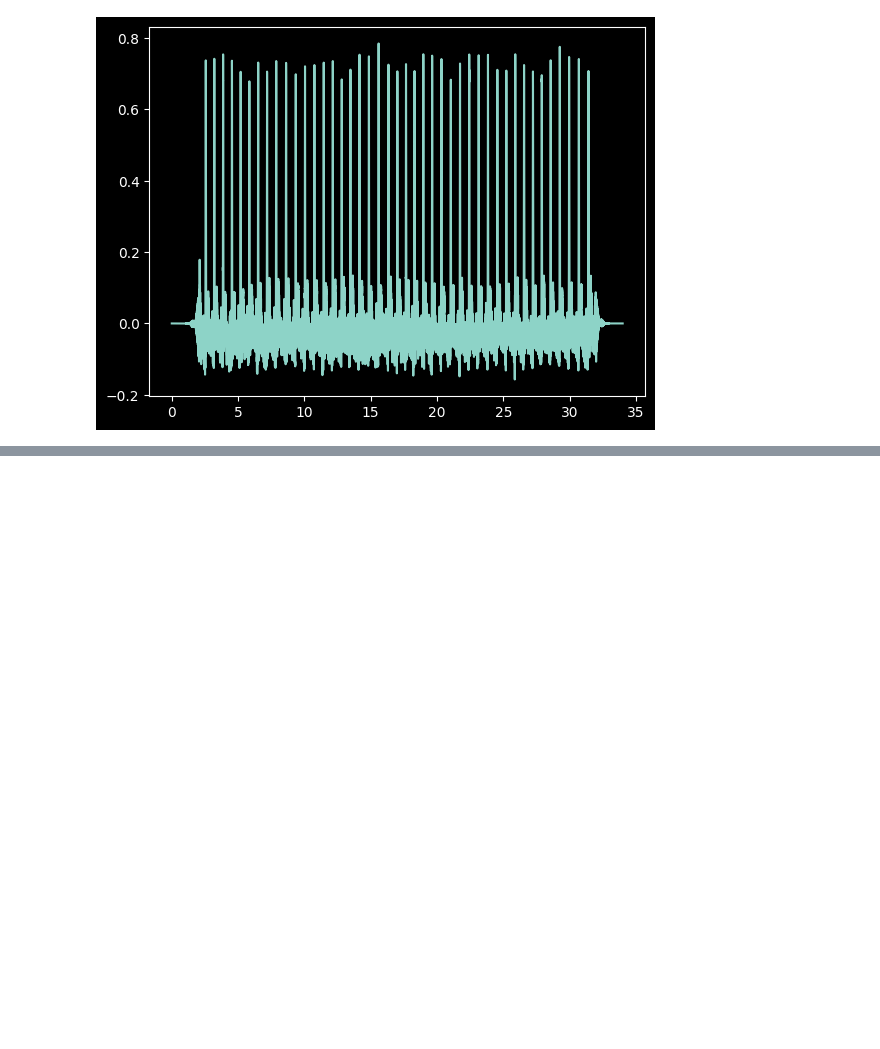
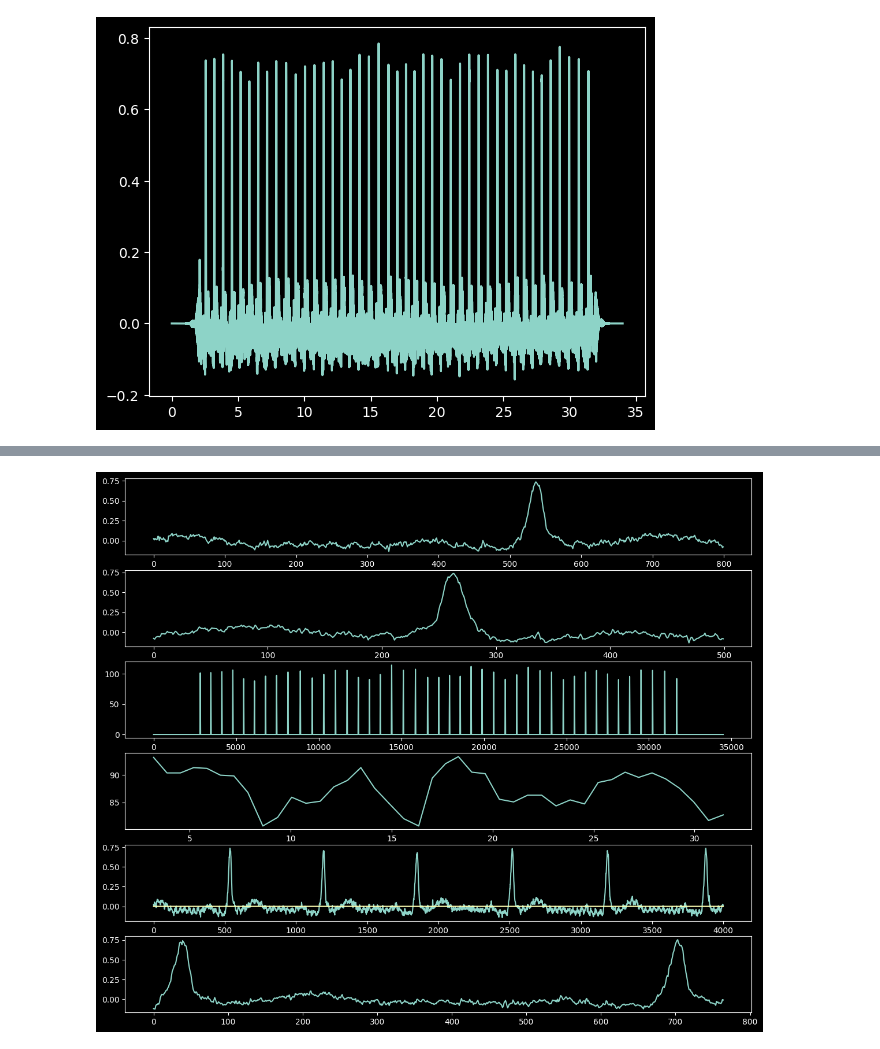
Before and after one commit to Abel2333/fir_lab, a Jupyter notebook: test.ipynb, the cells around one changed output, grey strips where cells are left out. Cells and saved outputs as stored; diff of their text form; code cells hidden in the pictures; blank space fills up the shorter version.

```diff
--- a/test.ipynb
+++ b/test.ipynb
@@ -121,20 +119,2 @@ np.savetxt("data/new_ECG.dat", new_signal, delimiter='\n')
 # %% [output]
 [figure]
-# %%
-plt.subplot(3,1,1)
-plt.plot(new_signal[4300:4800])
-template = new_signal[4300:4800]
-fir_coeff = template[::-1]
-plt.subplot(3,1,2)
-plt.plot(fir_coeff)
-matched_filter = FIRFilter(fir_coeff)
-
-detect_signal = np.zeros(len(new_signal))
-
-for i in range(0, len(new_signal)):
-    detect_signal[i] = matched_filter.dofilter(new_signal[i])**2
-    if detect_signal[i] < 20:
-        detect_signal[i] = 0
-plt.subplot(3,1,3)
-plt.plot(detect_signal)
-plt.show()
@@ -142,0 +121,63 @@ plt.show()
+# %%
+plt.figure(figsize=(14, 12))
+plt.subplot(6,1,1)
+plt.plot(new_signal[4000:4800])
+template = new_signal[4300:4800]
+np.savetxt("data/ECG_template_1000Hz.dat", template)
+fir_coeff = template[::-1]
+plt.subplot(6,1,2)
+plt.plot(fir_coeff)
+matched_filter = FIRFilter(fir_coeff)
+
+detect_signal = np.zeros(len(new_signal)+matched_filter.coefficients_length-1)
+highest_point = 0
+need_addition = False
+peak = []
+orign_peak = []
+signal_peak = []
+heart_rate = []
+heart_time = []
+
+for i in range(0, len(new_signal)+matched_filter.coefficients_length-1):
+    if i < len(new_signal):
+        if new_signal[highest_point] < new_signal[i]:
+            highest_point = i
+            if need_addition:
+                orign_peak.append(highest_point)
+                highest_point = 0
+                need_addition = False
+        detect_signal[i] = matched_filter.dofilter(new_signal[i])**2
+    else:
+        detect_signal[i] = matched_filter.dofilter(0)**2
+    if detect_signal[i] < 20:
+        detect_signal[i] = 0
+    else:
+        peak.append(i)
+
+    if len(peak) >= 3 and detect_signal[peak[-2]] > detect_signal[peak[-3]] and detect_signal[peak[-2]] > detect_signal[peak[-1]]:
+        signal_peak.append(int(peak[-2]-(matched_filter.coefficients_length-1)/2))
+        if np.abs(signal_peak[-1] - highest_point) > 300:
+            need_addition = True
+        else:
+            orign_peak.append(highest_point)
+            highest_point = 0
+        if len(orign_peak)>1:
+            heart_rate.append(60 /((orign_peak[-1]-orign_peak[-2])/1000))
+            heart_time.append(orign_peak[-1]/1000)
+plt.subplot(6,1,3)
+plt.plot(detect_signal)
+
+plt.subplot(6,1,4)
+plt.plot(heart_time,heart_rate)
+
+plt.subplot(6,1,5)
+plt.plot(new_signal[4000:8000])
+plt.plot(np.zeros(4000))
+#plt.plot(orign_peak, new_signal[orign_peak], 'ro')
+
+plt.subplot(6,1,6)
+plt.plot(new_signal[signal_peak[1]-50:signal_peak[2]+50])
+
+plt.show()
+# %% [output]
+[figure, added]
```
Also changed, not shown: parts of 2 cells of this notebook, 5 other files.
